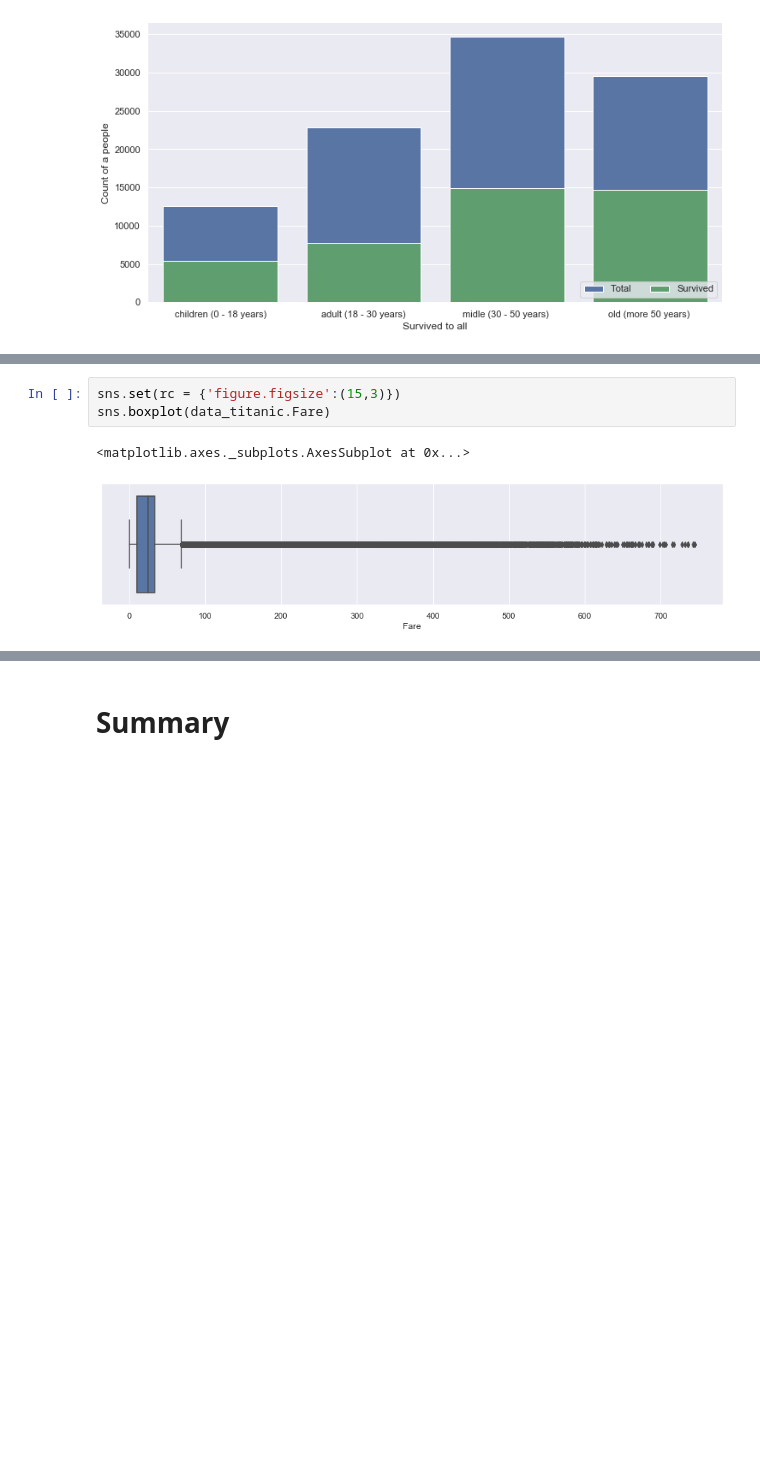
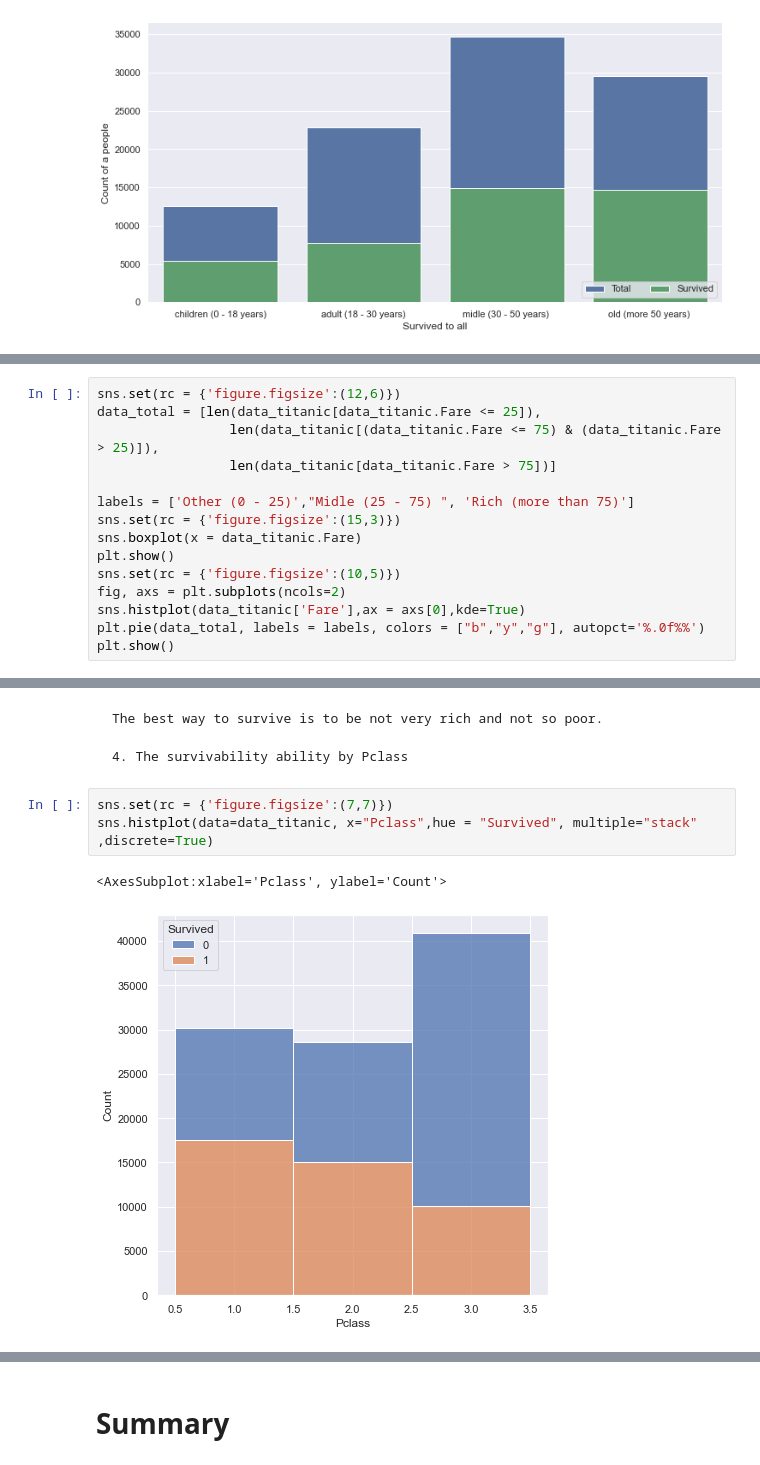
Before and after one commit to Kriikle/ml-intro, a Jupyter notebook: 2_data_exploration/eda.ipynb, the cells around one changed output, grey strips where cells are left out. Drawn from its saved outputs; the diff is of its cells as text; blank space fills up the shorter version.

Commit message:
Changing data exploration

```diff
--- a/2_data_exploration/eda.ipynb
+++ b/2_data_exploration/eda.ipynb
@@ -223,0 +226,15 @@ sns.despine(left=True, bottom=True)
+# %%
+sns.set(rc = {'figure.figsize':(12,6)})
+data_total = [len(data_titanic[data_titanic.Fare <= 25]),
+                 len(data_titanic[(data_titanic.Fare <= 75) & (data_titanic.Fare > 25)]),
+                 len(data_titanic[data_titanic.Fare > 75])]
+
+labels = ['Other (0 - 25)',"Midle (25 - 75) ", 'Rich (more than 75)']
+sns.set(rc = {'figure.figsize':(15,3)})
+sns.boxplot(x = data_titanic.Fare)
+plt.show()
+sns.set(rc = {'figure.figsize':(10,5)})
+fig, axs = plt.subplots(ncols=2)
+sns.histplot(data_titanic['Fare'],ax = axs[0],kde=True)
+plt.pie(data_total, labels = labels, colors = ["b","y","g"], autopct='%.0f%%')
+plt.show()
@@ -224,6 +273,10 @@ sns.despine(left=True, bottom=True)
+# %% [markdown]
+    The best way to survive is to be not very rich and not so poor.
+
+    4. The survivability ability by Pclass
 # %%
-sns.set(rc = {'figure.figsize':(15,3)})
-sns.boxplot(data_titanic.Fare)
+sns.set(rc = {'figure.figsize':(7,7)})
+sns.histplot(data=data_titanic, x="Pclass",hue = "Survived", multiple="stack" ,discrete=True)
 # %% [output]
-<matplotlib.axes._subplots.AxesSubplot at 0x...>
+<AxesSubplot:xlabel='Pclass', ylabel='Count'>
-[figure, old version]
+[figure, new version]
```
Also changed, not shown: parts of 13 cells of this notebook.
